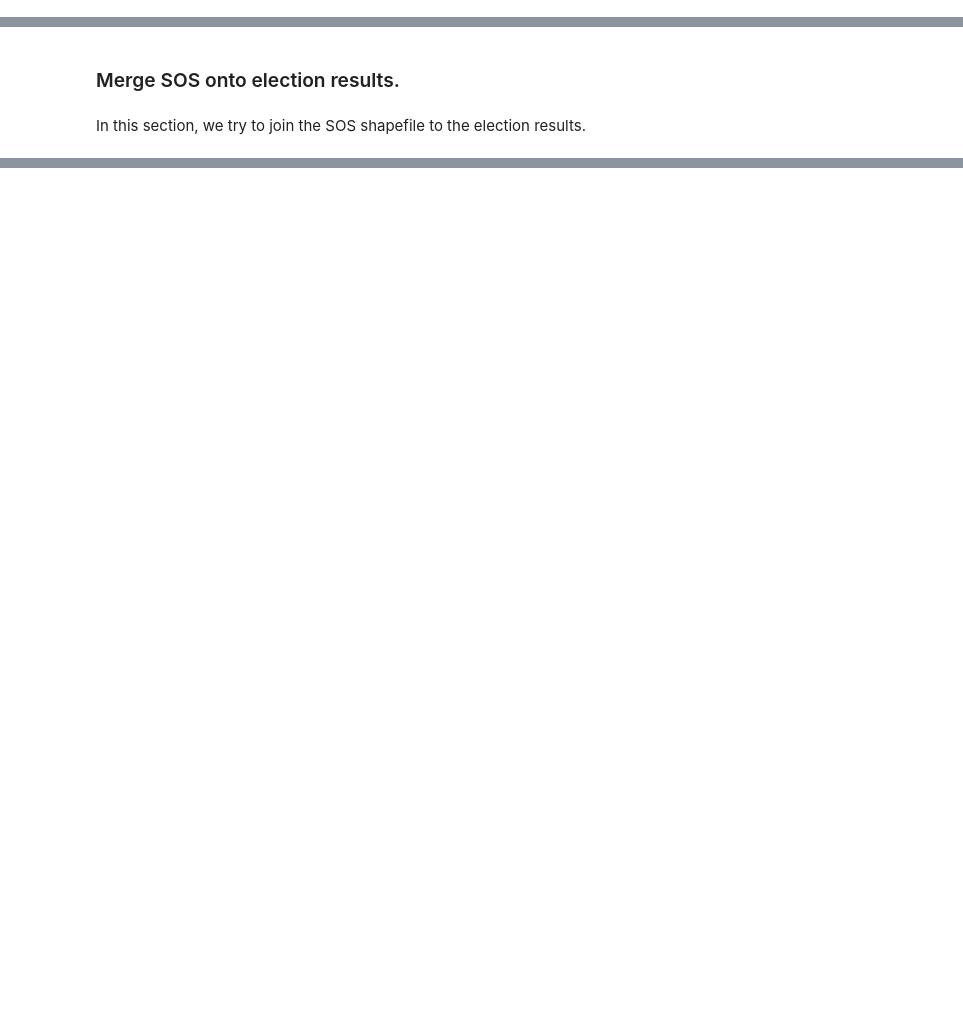
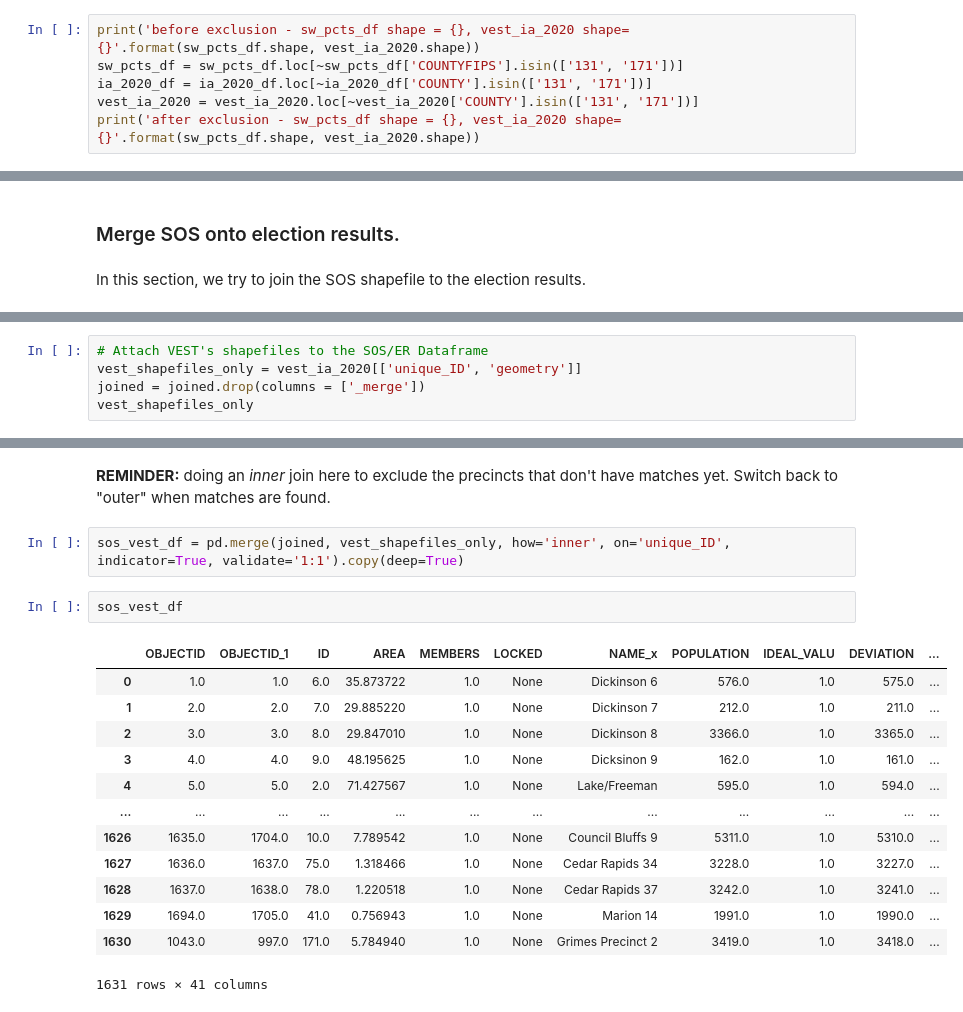
Before and after one commit to nonpartisan-redistricting-datahub/pdv-ia, a Jupyter notebook: vest-ia-2020/vest-ia-2020-validation.ipynb, the cells around one changed output, grey strips where cells are left out. Saved outputs shown, nothing was run; the diff lists cells and outputs as text; blank space fills up the shorter version.

Commit message:
push shapefile validation code

```diff
--- a/vest-ia-2020/vest-ia-2020-validation.ipynb
+++ b/vest-ia-2020/vest-ia-2020-validation.ipynb
@@ -595,0 +588,6 @@ after exclusion - sw_pcts_df shape = (1662, 21), vest_ia_2020 shape= (1661, 21)
+# %%
+print('before exclusion - sw_pcts_df shape = {}, vest_ia_2020 shape= {}'.format(sw_pcts_df.shape, vest_ia_2020.shape))
+sw_pcts_df = sw_pcts_df.loc[~sw_pcts_df['COUNTYFIPS'].isin(['131', '171'])]
+ia_2020_df = ia_2020_df.loc[~ia_2020_df['COUNTY'].isin(['131', '171'])]
+vest_ia_2020 = vest_ia_2020.loc[~vest_ia_2020['COUNTY'].isin(['131', '171'])]
+print('after exclusion - sw_pcts_df shape = {}, vest_ia_2020 shape= {}'.format(sw_pcts_df.shape, vest_ia_2020.shape))
@@ -835,0 +789,5 @@ vest_shapefiles_only = vest_ia_2020[['unique_ID', 'geometry']]
+# %%
+# Attach VEST's shapefiles to the SOS/ER Dataframe
+vest_shapefiles_only = vest_ia_2020[['unique_ID', 'geometry']]
+joined = joined.drop(columns = ['_merge'])
+vest_shapefiles_only
@@ -835,0 +808,20 @@ vest_shapefiles_only = vest_ia_2020[['unique_ID', 'geometry']]
+# %% [markdown]
+<strong>REMINDER:</strong> doing an <em>inner</em> join here to exclude the precincts that don't have matches yet. Switch back to "outer" when matches are found.
+# %%
+sos_vest_df = pd.merge(joined, vest_shapefiles_only, how='inner', on='unique_ID', indicator=True, validate='1:1').copy(deep=True)
+# %%
+sos_vest_df
+# %% [output]
+|  | OBJECTID | OBJECTID_1 | ID | AREA | MEMBERS | LOCKED | NAME_x | POPULATION | IDEAL_VALU | DEVIATION | ... |
+| 0 | 1.0 | 1.0 | 6.0 | 35.873722 | 1.0 | None | Dickinson 6 | 576.0 | 1.0 | 575.0 | ... |
+| 1 | 2.0 | 2.0 | 7.0 | 29.885220 | 1.0 | None | Dickinson 7 | 212.0 | 1.0 | 211.0 | ... |
+| 2 | 3.0 | 3.0 | 8.0 | 29.847010 | 1.0 | None | Dickinson 8 | 3366.0 | 1.0 | 3365.0 | ... |
+| 3 | 4.0 | 4.0 | 9.0 | 48.195625 | 1.0 | None | Dicksinon 9 | 162.0 | 1.0 | 161.0 | ... |
+| 4 | 5.0 | 5.0 | 2.0 | 71.427567 | 1.0 | None | Lake/Freeman | 595.0 | 1.0 | 594.0 | ... |
+| ... | ... | ... | ... | ... | ... | ... | ... | ... | ... | ... | ... |
+| 1626 | 1635.0 | 1704.0 | 10.0 | 7.789542 | 1.0 | None | Council Bluffs 9 | 5311.0 | 1.0 | 5310.0 | ... |
+| 1627 | 1636.0 | 1637.0 | 75.0 | 1.318466 | 1.0 | None | Cedar Rapids 34 | 3228.0 | 1.0 | 3227.0 | ... |
+| 1628 | 1637.0 | 1638.0 | 78.0 | 1.220518 | 1.0 | None | Cedar Rapids 37 | 3242.0 | 1.0 | 3241.0 | ... |
+| 1629 | 1694.0 | 1705.0 | 41.0 | 0.756943 | 1.0 | None | Marion 14 | 1991.0 | 1.0 | 1990.0 | ... |
+| 1630 | 1043.0 | 997.0 | 171.0 | 5.784940 | 1.0 | None | Grimes Precinct 2 | 3419.0 | 1.0 | 3418.0 | ... |
+1631 rows × 41 columns
```
Also changed, not shown: parts of 67 cells of this notebook.
